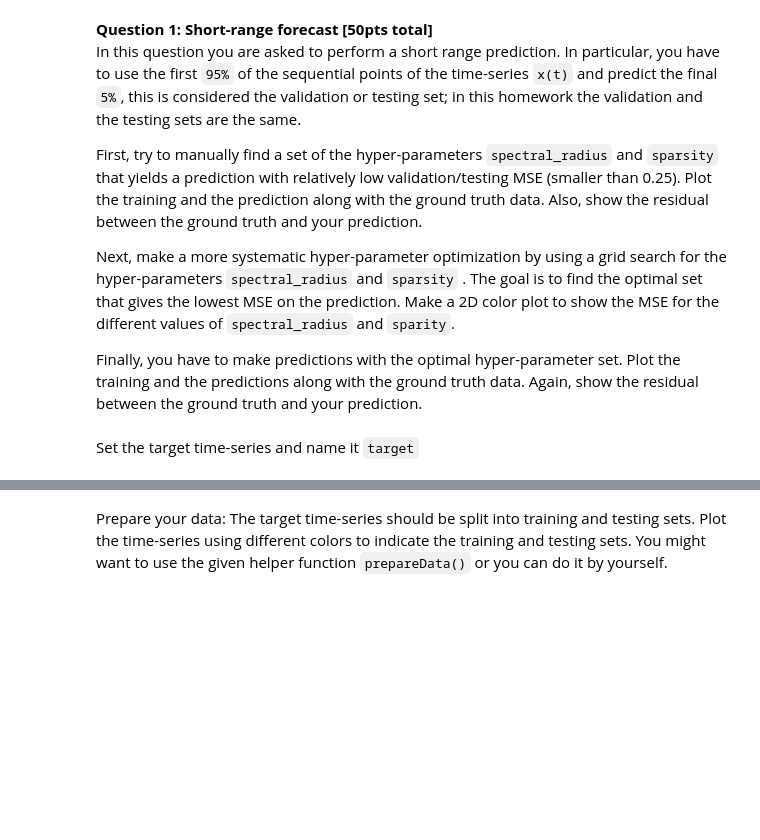
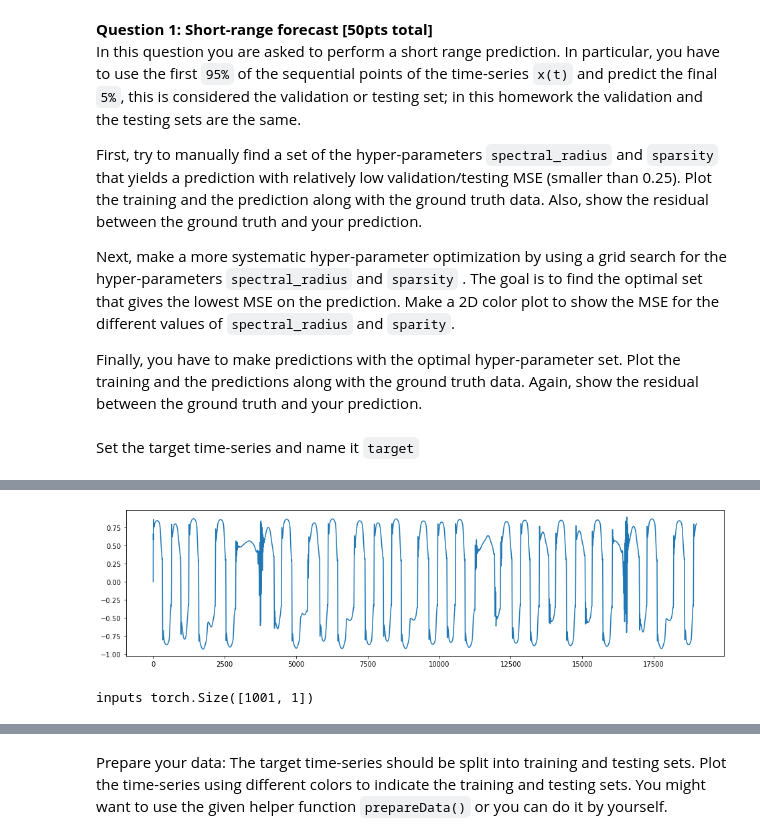
Before and after one commit to blindedjoy/RcTorch, a Jupyter notebook: hw6_209/cs109b_hw6_209.ipynb, the cells around one changed output, grey strips where cells are left out. Cells and saved outputs as stored; diff of their text form; code cells hidden in the pictures; blank space fills up the shorter version.

```diff
--- a/hw6_209/cs109b_hw6_209.ipynb
+++ b/hw6_209/cs109b_hw6_209.ipynb
@@ -239 +276,13 @@ plt.legend();
+# %%
+#plt.plot(RC.state.T[-1, :]);
+plt.figure(figsize = (16,4))
+plt.plot(RC.state.T[-1, :]);
+RC.feedback = False
+# %% [output]
+[figure, added]
+# %%
+test_x = torch.ones(*test_purePred.shape)
+test_outputs = RC.predict2(x = test_YpurePred, n_steps = 5)
+# %% [output]
+inputs torch.Size([1001, 1])
 # %%
```
Also changed, not shown: parts of 13 cells of this notebook, 4 other files.
